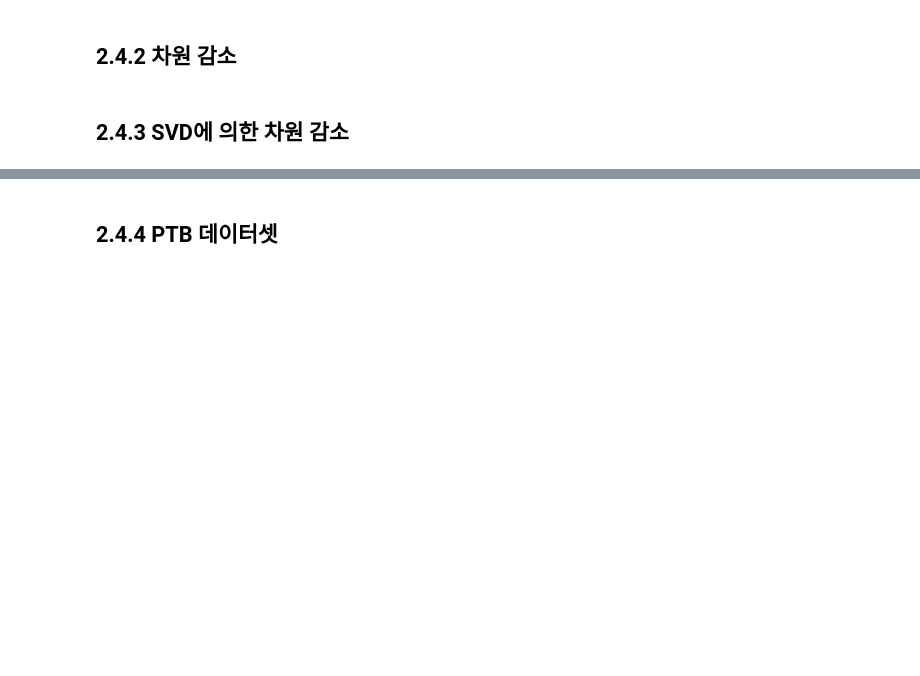
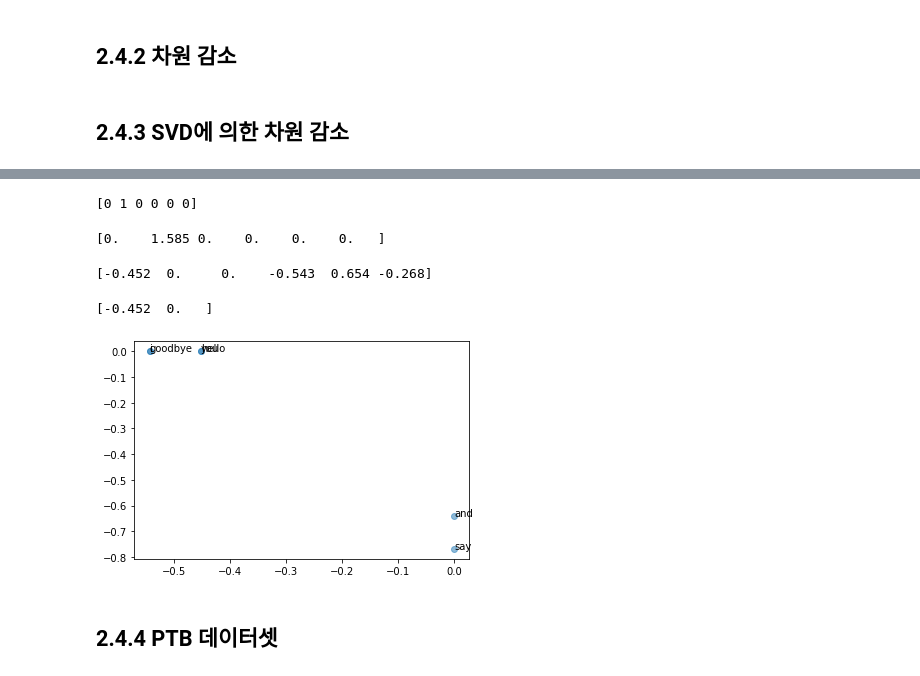
Before and after one commit to psygrammer/about_python_dl_from_scrach_2, a Jupyter notebook: notebooks/ch02/ch02_nlp_and_word_distributional_representation_sol.ipynb, the cells around one changed output, grey strips where cells are left out. Saved outputs shown, nothing was run; the diff lists cells and outputs as text; code cells hidden in the pictures; blank space fills up the shorter version.

```diff
--- a/notebooks/ch02/ch02_nlp_and_word_distributional_representation_sol.ipynb
+++ b/notebooks/ch02/ch02_nlp_and_word_distributional_representation_sol.ipynb
@@ -347,7 +347,7 @@ most_similar('you', word_to_id, id_to_word, C, top=5)
 # %%
 import numpy as np
 
-def ppmi(C, verbos=False, eps=1e-8):
+def ppmi(C, verbose=False, eps=1e-8):
   M = np.zeros_like(C, dtype=np.float32)
   N = np.sum(C)
   S = np.sum(C, axis=0)
@@ -356,7 +356,7 @@ def ppmi(C, verbos=False, eps=1e-8):
 
   for i in range(C.shape[0]):
     for j in range(C.shape[1]):
-      pmi = np.log2(C[i,j]* N/(S[j]*s[i]) + eps)
+      pmi = np.log2(C[i,j]* N/(S[j]*S[i]) + eps)
       M[i,j] = max(0,pmi)
 
       if verbose:
@@ -373,0 +414,10 @@ ls ../../ref/deep-learning-from-scratch-2/
+# %%
+text = 'You say goodbye and I say hello'
+corpus, word_to_id, id_to_word = preprocess(text)
+vocab_size = len(word_to_id)
+C = create_co_matrix(corpus, vocab_size)
+# %%
+W = ppmi(C)
+# %%
+# SVD
+U, S, V = np.linalg.svd(W)
@@ -373,0 +459,17 @@ ls ../../ref/deep-learning-from-scratch-2/
+# %%
+print(C[0]) # 동시발생 행렬
+# %% [output]
+[0 1 0 0 0 0]
+# %%
+print(W[0]) # PPMI 행렬
+# %% [output]
+[0.    1.585 0.    0.    0.    0.   ]
+# %%
+print(U[0]) # SVD
+# %% [output]
+[-0.452  0.     0.    -0.543  0.654 -0.268]
+# %%
+# 2차원으로 축소시키기
+print(U[0, :2])
+# %% [output]
+[-0.452  0.   ]
@@ -374,3 +479,11 @@ ls ../../ref/deep-learning-from-scratch-2/
+# %%
+for word, word_id in word_to_id.items():
+  plt.annotate(word, (U[word_id, 0], U[word_id, 1]))
+
+plt.scatter(U[:, 0], U[:, 1], alpha=0.5)
+plt.show()
+# %% [output]
+[figure, added]
 # %% [markdown]
 ## 2.4.4 PTB 데이터셋
 # %% [markdown]
```
Also changed, not shown: parts of 13 cells of this notebook.
